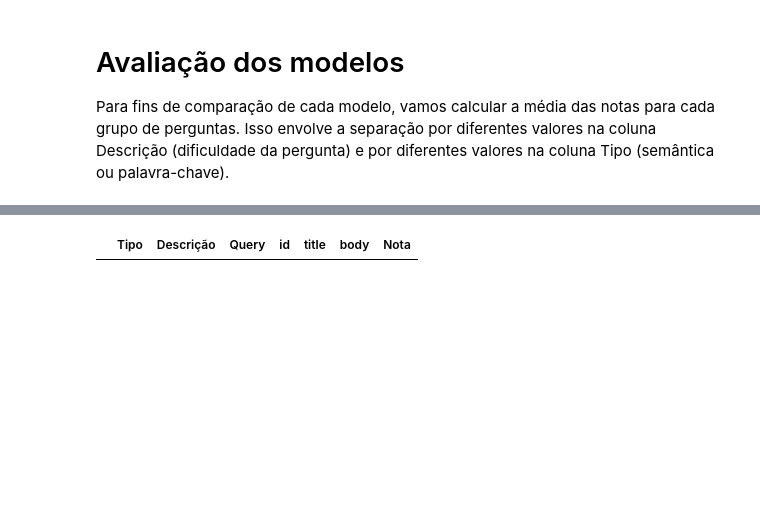
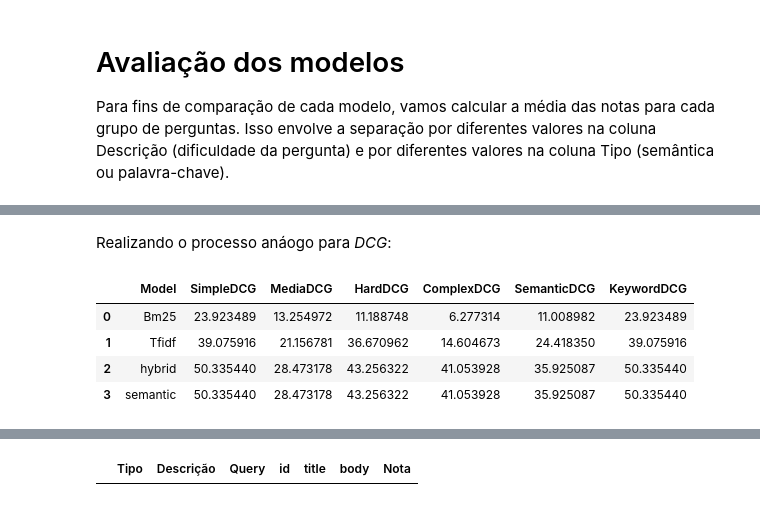
Before and after one commit to VanessaWille/Search_Engine, a Jupyter notebook: models_comparison.ipynb, the cells around one changed output, grey strips where cells are left out. Saved outputs shown, nothing was run; the diff lists cells and outputs as text; code cells hidden in the pictures; blank space fills up the shorter version.

```diff
--- a/models_comparison.ipynb
+++ b/models_comparison.ipynb
@@ -426,0 +169,6 @@ df
+# %%
+# Função para calcular o DCG
+def calculate_dcg(scores):
+    # Versão alternativa: menos foco em relevantes:
+    # return sum(score / np.log2(idx + 2) for idx, score in enumerate(scores))
+    return sum((2**score - 1) / np.log2(idx + 2) for idx, score in enumerate(scores))
@@ -426,0 +177,10 @@ df
+# %%
+# Função para retornar o DCG de um modelo
+def final_dcg(df):
+    # Agrupa o DataFrame por queries
+    grouped = df.groupby('Query')
+    # Calcula a nota DCG para todas as queries
+    dcg_scores = grouped['Nota'].apply(calculate_dcg)
+    # Calcula a média das queries
+    mean_dcg = dcg_scores.mean()
+    return mean_dcg
@@ -426,0 +451,24 @@ df
+# %% [markdown]
+Realizando o processo anáogo para *DCG*:
+# %%
+# Converte os resultados para DataFrames
+df_simple = pd.DataFrame(list(simple_dcg.items()), columns=['Model', 'SimpleDCG'])
+df_media = pd.DataFrame(list(media_dcg.items()), columns=['Model', 'MediaDCG'])
+df_hard = pd.DataFrame(list(hard_dcg.items()), columns=['Model', 'HardDCG'])
+df_complex = pd.DataFrame(list(complex_dcg.items()), columns=['Model', 'ComplexDCG'])
+df_semantic = pd.DataFrame(list(semantic_dcg.items()), columns=['Model', 'SemanticDCG'])
+df_keyword = pd.DataFrame(list(keyword_dcg.items()), columns=['Model', 'KeywordDCG'])
+# Concatena os DataFrames
+final_dcgs = pd.concat([df_simple, df_media['MediaDCG'], df_hard['HardDCG'], df_complex['ComplexDCG'], df_semantic['SemanticDCG'], df_keyword['KeywordDCG']], axis=1)
+# Ordem das linhas
+model_order = ['Bm25', 'Tfidf', 'hybrid', 'semantic']
+# Reindexa o DataFrame para a ordem correta
+final_dcgs = final_dcgs.set_index('Model').loc[model_order].reset_index()
+# Printa o DataFrame
+final_dcgs
+# %% [output]
+|  | Model | SimpleDCG | MediaDCG | HardDCG | ComplexDCG | SemanticDCG | KeywordDCG |
+| 0 | Bm25 | 23.923489 | 13.254972 | 11.188748 | 6.277314 | 11.008982 | 23.923489 |
+| 1 | Tfidf | 39.075916 | 21.156781 | 36.670962 | 14.604673 | 24.418350 | 39.075916 |
+| 2 | hybrid | 50.335440 | 28.473178 | 43.256322 | 41.053928 | 35.925087 | 50.335440 |
+| 3 | semantic | 50.335440 | 28.473178 | 43.256322 | 41.053928 | 35.925087 | 50.335440 |
```
Also changed, not shown: parts of 64 cells of this notebook.
